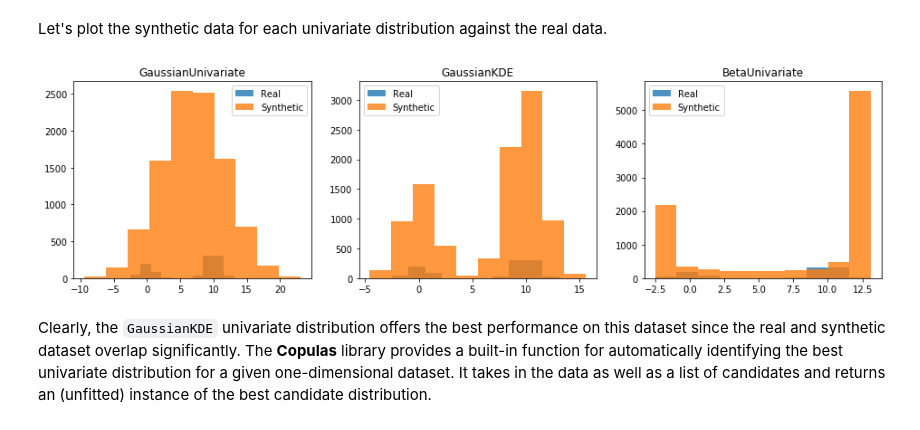
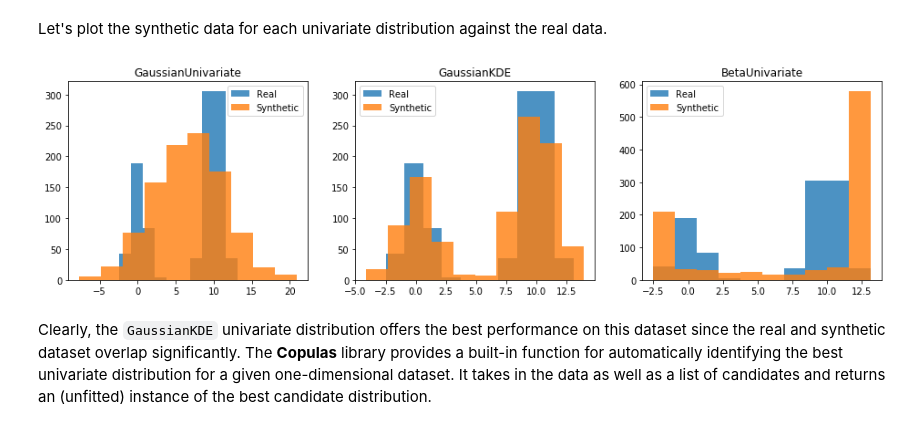
Before and after one commit to sdv-dev/Copulas, a Jupyter notebook: tutorials/3_univariate.ipynb, the cells around one changed output. Saved outputs shown, nothing was run; the diff lists cells and outputs as text; code cells hidden in the pictures.

```diff
--- a/tutorials/3_univariate.ipynb
+++ b/tutorials/3_univariate.ipynb
@@ -34,17 +34,26 @@ array([ 0.52239771, 11.34790576,  2.19214982, ..., 11.6562947 ,
 # %% [markdown]
 Let's plot the synthetic data for each univariate distribution against the real data.
 # %%
-figure = plt.figure(figsize=(16,4))
-models = [GaussianUnivariate(), GaussianKDE(), BetaUnivariate()]
-for idx, model in enumerate(models):
-    figure.add_subplot(1, len(models), idx+1)
-    plt.hist(data, alpha=0.8, bins=10, label="Real")
-    plt.hist(fit_and_sample(model), alpha=0.8, bins=10, label="Synthetic")
-    plt.title(type(model).__name__)
-    plt.legend()
-plt.show();
+def plot_univariate_histograms(data, univariates):
+    """
+    Given an one-dimensional dataset and a list of univariate distributions,
+    this function models the dataset with each distribution and plots the
+    real and synthetic histograms.
+    """
+    figure = plt.figure(figsize=(16,4))
+    for idx, univariate in enumerate(univariates):
+        univariate.fit(data)
+        synthetic_data = univariate.sample(len(data))
+        figure.add_subplot(1, len(univariates), idx+1)
+        plt.hist(data, alpha=0.8, bins=10, label="Real")
+        plt.hist(synthetic_data, alpha=0.8, bins=10, label="Synthetic")
+        plt.title(type(univariate).__name__)
+        plt.legend()
+    return figure
+
+plot_univariate_histograms(data, [GaussianUnivariate(), GaussianKDE(), BetaUnivariate()]);
 # %% [output]
-[figure, old version]
+[figure, new version]
 # %% [markdown]
 Clearly, the `GaussianKDE` univariate distribution offers the best performance on this dataset since the real and synthetic dataset overlap significantly. The **Copulas** library provides a built-in function for automatically identifying the best univariate distribution for a given one-dimensional dataset. It takes in the data as well as a list of candidates and returns an (unfitted) instance of the best candidate distribution.
 # %%
```
Also changed, not shown: parts of 2 cells of this notebook, 7 other files.
